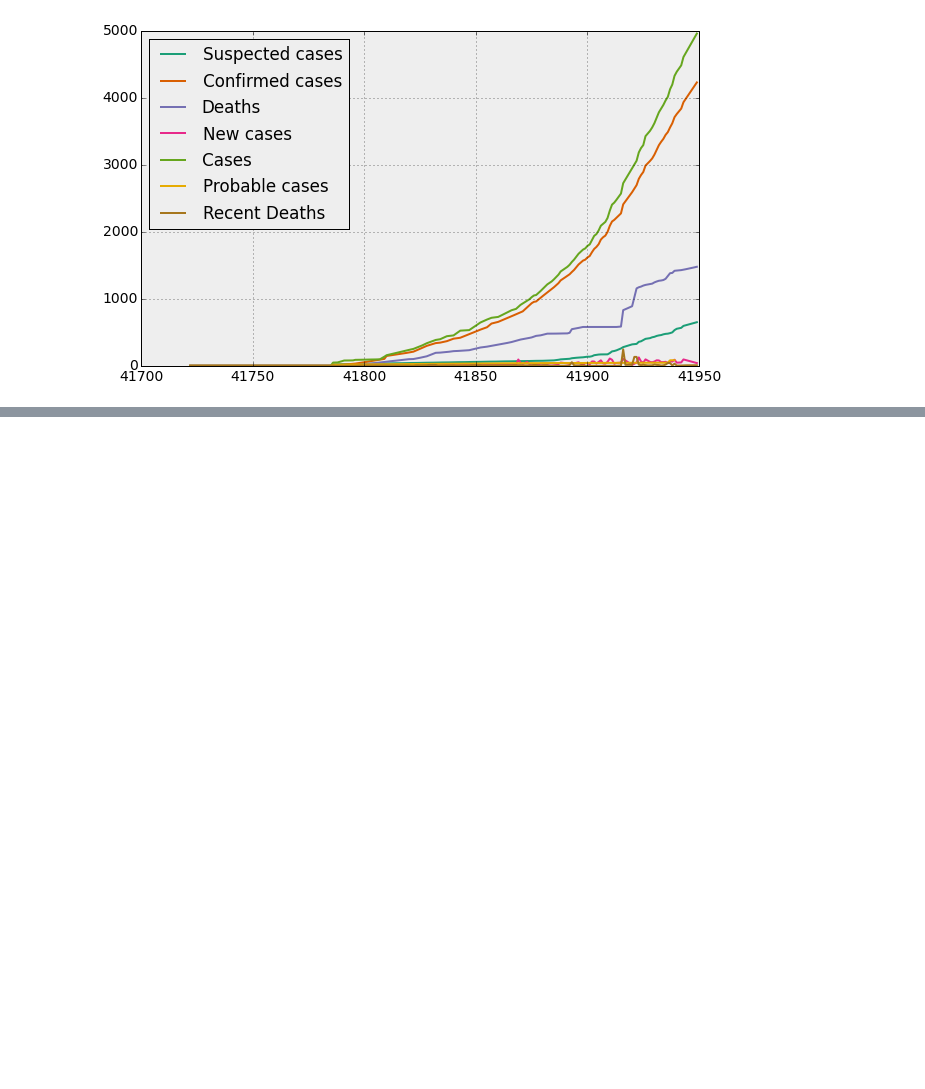
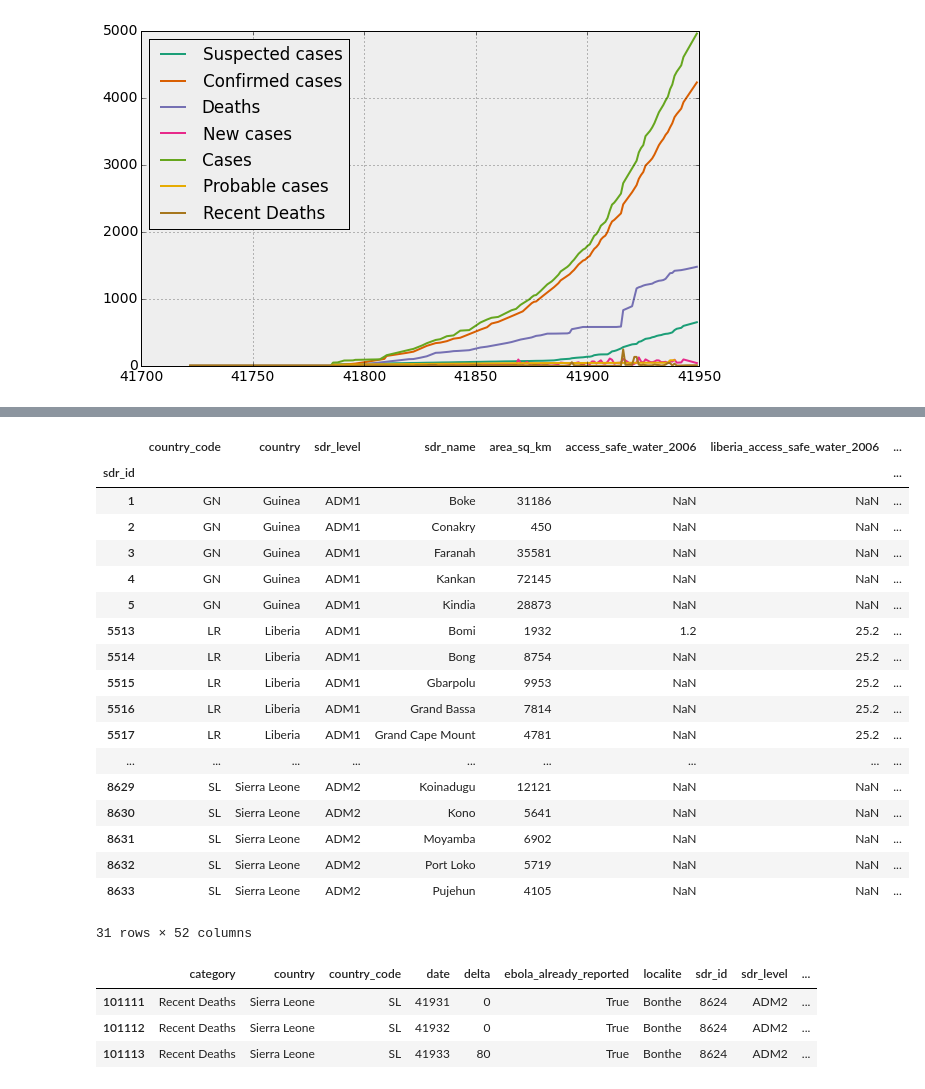
Before and after one commit to gsabran/data-science-project, a Jupyter notebook: code/timeseries.ipynb, the cells around one changed output, grey strips where cells are left out. Drawn from its saved outputs; the diff is of its cells as text; code cells hidden in the pictures; blank space fills up the shorter version.

```diff
--- a/code/timeseries.ipynb
+++ b/code/timeseries.ipynb
@@ -403,0 +425,34 @@ plot('SL', 0)
+# %%
+covariates = pd.read_csv('../data/merged_covariate_df.csv', index_col =0)
+covariates.head(100)
+# %% [output]
+|  | country_code | country | sdr_level | sdr_name | area_sq_km | access_safe_water_2006 | liberia_access_safe_water_2006 | ... |
+| sdr_id |  |  |  |  |  |  |  | ... |
+| 1 | GN | Guinea | ADM1 | Boke | 31186 | NaN | NaN | ... |
+| 2 | GN | Guinea | ADM1 | Conakry | 450 | NaN | NaN | ... |
+| 3 | GN | Guinea | ADM1 | Faranah | 35581 | NaN | NaN | ... |
+| 4 | GN | Guinea | ADM1 | Kankan | 72145 | NaN | NaN | ... |
+| 5 | GN | Guinea | ADM1 | Kindia | 28873 | NaN | NaN | ... |
+| 5513 | LR | Liberia | ADM1 | Bomi | 1932 | 1.2 | 25.2 | ... |
+| 5514 | LR | Liberia | ADM1 | Bong | 8754 | NaN | 25.2 | ... |
+| 5515 | LR | Liberia | ADM1 | Gbarpolu | 9953 | NaN | 25.2 | ... |
+| 5516 | LR | Liberia | ADM1 | Grand Bassa | 7814 | NaN | 25.2 | ... |
+| 5517 | LR | Liberia | ADM1 | Grand Cape Mount | 4781 | NaN | 25.2 | ... |
+| ... | ... | ... | ... | ... | ... | ... | ... | ... |
+| 8629 | SL | Sierra Leone | ADM2 | Koinadugu | 12121 | NaN | NaN | ... |
+| 8630 | SL | Sierra Leone | ADM2 | Kono | 5641 | NaN | NaN | ... |
+| 8631 | SL | Sierra Leone | ADM2 | Moyamba | 6902 | NaN | NaN | ... |
+| 8632 | SL | Sierra Leone | ADM2 | Port Loko | 5719 | NaN | NaN | ... |
+| 8633 | SL | Sierra Leone | ADM2 | Pujehun | 4105 | NaN | NaN | ... |
+31 rows × 52 columns
+# %%
+country_code, sdr_id = 'SL', 8624
+df = ts_interpolated[(ts_interpolated.country_code == country_code) & (ts_interpolated.sdr_id == sdr_id)]
+_df = df[df.date == 41934]
+recent_deaths = _df[_df.category == 'Recent Deaths']
+df[(df.category == 'Recent Deaths') & (df.date > 41930)].head(100)
+# %% [output]
+|  | category | country | country_code | date | delta | ebola_already_reported | localite | sdr_id | sdr_level | ... |
+| 101111 | Recent Deaths | Sierra Leone | SL | 41931 | 0 | True | Bonthe | 8624 | ADM2 | ... |
+| 101112 | Recent Deaths | Sierra Leone | SL | 41932 | 0 | True | Bonthe | 8624 | ADM2 | ... |
+| 101113 | Recent Deaths | Sierra Leone | SL | 41933 | 80 | True | Bonthe | 8624 | ADM2 | ... |
```
Also changed, not shown: parts of 7 cells of this notebook, 4 other files.
